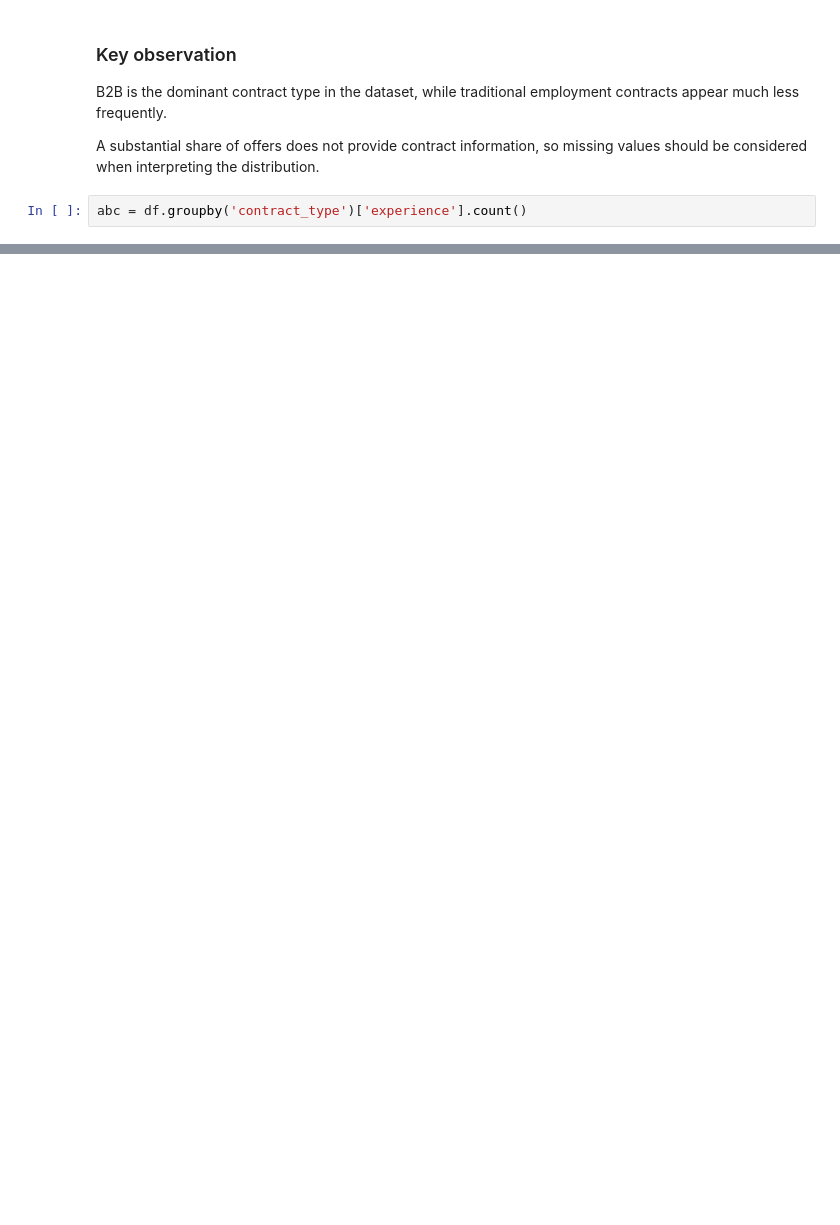
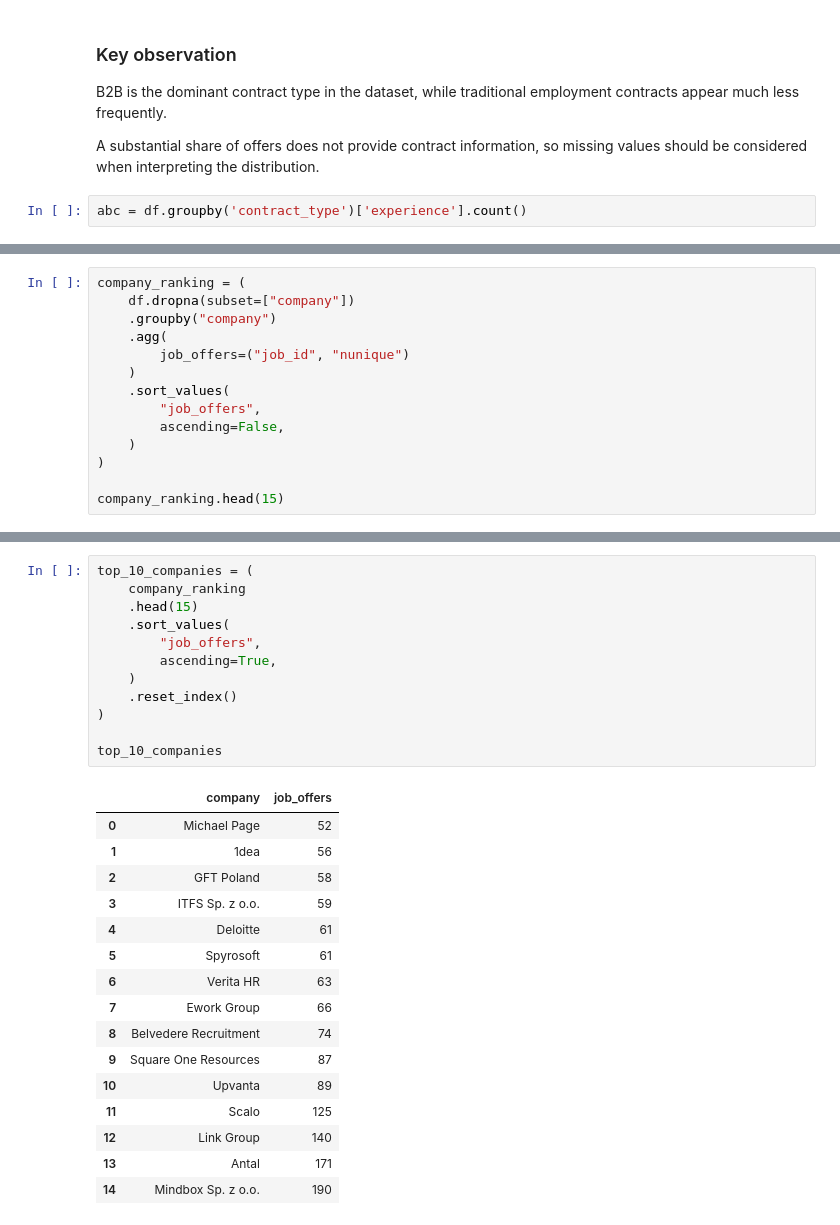
Before and after one commit to MateuszWojno/job_market_intelligence, a Jupyter notebook: notebooks/eda.ipynb, the cells around one changed output, grey strips where cells are left out. Drawn from its saved outputs; the diff is of its cells as text; blank space fills up the shorter version.

```diff
--- a/notebooks/eda.ipynb
+++ b/notebooks/eda.ipynb
@@ -800,0 +1015,14 @@ fig.show()
+# %%
+company_ranking = (
+    df.dropna(subset=["company"])
+    .groupby("company")
+    .agg(
+        job_offers=("job_id", "nunique")
+    )
+    .sort_values(
+        "job_offers",
+        ascending=False,
+    )
+)
+
+company_ranking.head(15)
@@ -800,0 +1047,29 @@ fig.show()
+# %%
+top_10_companies = (
+    company_ranking
+    .head(15)
+    .sort_values(
+        "job_offers",
+        ascending=True,
+    )
+    .reset_index()
+)
+
+top_10_companies
+# %% [output]
+|  | company | job_offers |
+| 0 | Michael Page | 52 |
+| 1 | 1dea | 56 |
+| 2 | GFT Poland | 58 |
+| 3 | ITFS Sp. z o.o. | 59 |
+| 4 | Deloitte | 61 |
+| 5 | Spyrosoft | 61 |
+| 6 | Verita HR | 63 |
+| 7 | Ework Group | 66 |
+| 8 | Belvedere Recruitment | 74 |
+| 9 | Square One Resources | 87 |
+| 10 | Upvanta | 89 |
+| 11 | Scalo | 125 |
+| 12 | Link Group | 140 |
+| 13 | Antal | 171 |
+| 14 | Mindbox Sp. z o.o. | 190 |
```
Also changed, not shown: parts of 53 cells of this notebook.
